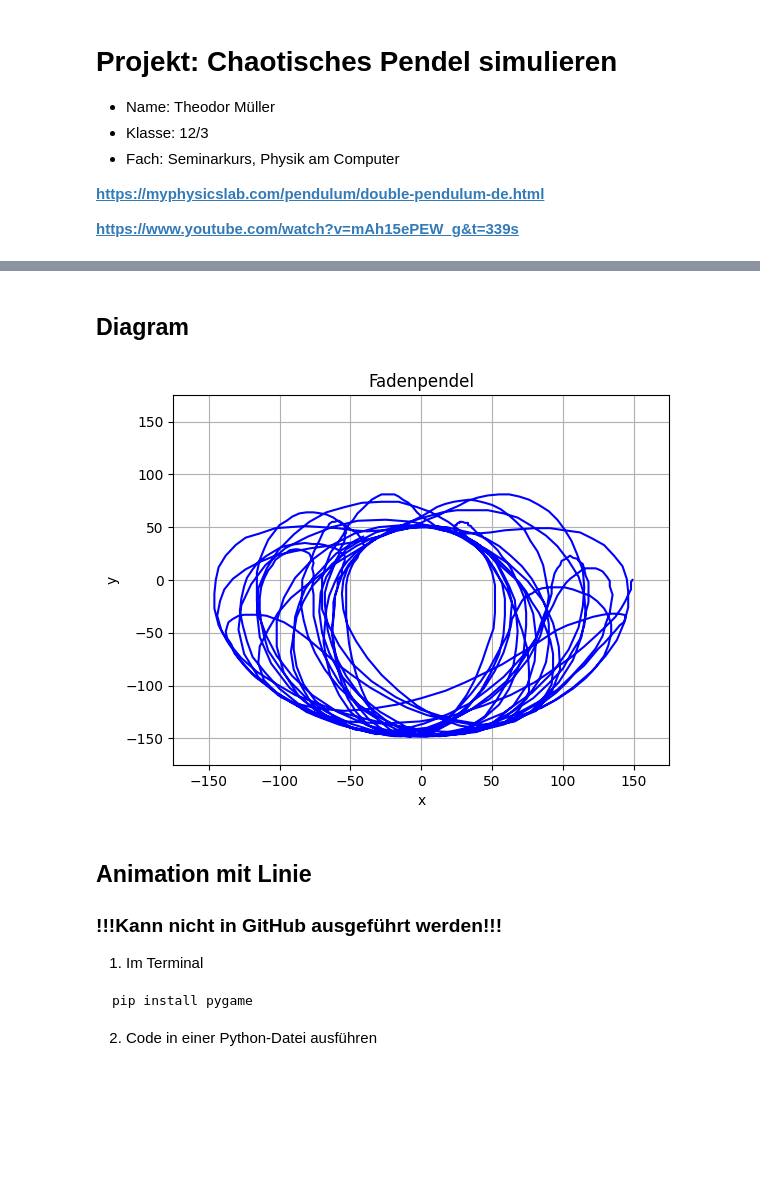
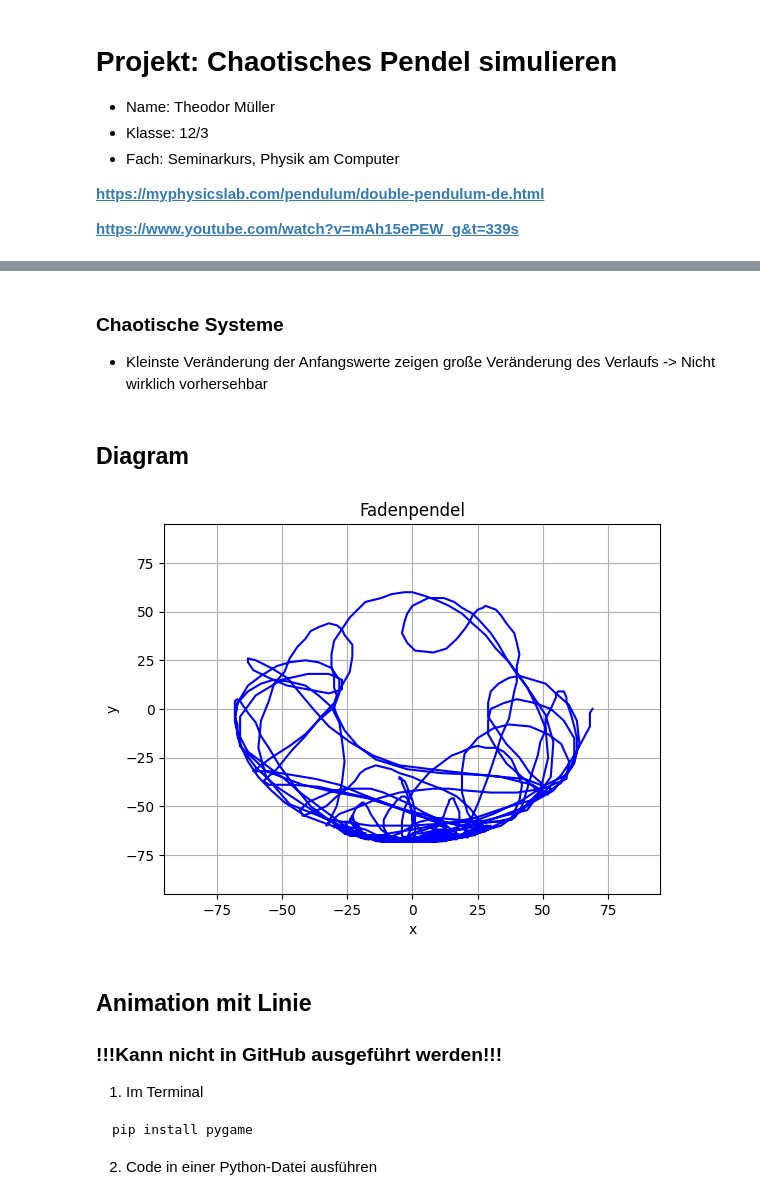
Before and after one commit to TheodorMueller/TG12-3, a Jupyter notebook: Seminarkurs/Projekt_Chaospendel/Doppel Pendel.ipynb, the cells around one changed output, grey strips where cells are left out. Drawn from its saved outputs; the diff is of its cells as text; code cells hidden in the pictures; blank space fills up the shorter version.

```diff
--- a/Seminarkurs/Projekt_Chaospendel/Doppel Pendel.ipynb
+++ b/Seminarkurs/Projekt_Chaospendel/Doppel Pendel.ipynb
@@ -10,3 +15,6 @@
+# %% [markdown]
+### Chaotische Systeme
+- Kleinste Veränderung der Anfangswerte zeigen große Veränderung des Verlaufs -> Nicht wirklich vorhersehbar
 # %% [markdown]
 ## Diagram
 # %%
@@ -29,9 +37,9 @@ g = 1                                                       #Gravitation
 w1 = pi / 2                                                 #Winkel in radian
 w2 = pi / 2
 L1 = 50                                                      #Länge
-L2 = 100
+L2 = 20
 m1 = 10                                                     #Masse
-m2 = 2
+m2 = 6
 
 lim = (-(L1+L2+25), L1+L2+25)
 
@@ -61,34 +69,34 @@ for i in range(0,1000):
     w2_2 = w2_2 / (L2*(2*m1+m2-m2*cos(2*w1-2*w2)))
 
     #Winkel ändern vom 1. Pendel
     w1_1 += w1_2                                            #Die Beschleunigung(w1_2) verändert die Geschwindigkeit(w1_1)
     w1 += w1_1                                              #Die Geschwindigkeit(w1_1) verändert den Winkel(w1)
 
     #Winkel ändern vom 2. Pendel
     w2_1 += w2_2                                            #Die Beschleunigung(w2_2) verändert die Geschwindigkeit(w2_1)
     w2 += w2_1                                              #Die Geschwindigkeit(w2_1) verändert den Winkel(w2)
 
 
     #Neue Endposition berechnen
     ePos1 = endPosBerechnen(aPos1, w1, L1)                  #Neue Endposition 1.Pendel berechnen
     aPos2 = ePos1                                           #Neue Anfangsposition 2.Pendel == Neue Endposition 1.Pendel (da sie da verbunden sind)
     ePos2 = endPosBerechnen(aPos2, w2, L2)                  #Neue Endposition 2.Pendel berechnen
 
     x, y = ePos2
     xges.append(x)
     yges.append(y)
 
 
 plt.plot(xges,yges, color='blue')
 plt.grid()
 plt.xlabel("x")
 plt.ylabel("y")
 plt.xlim(lim)
 plt.ylim(lim)
 plt.title("Fadenpendel")
 plt.show()
 # %% [output]
-[figure, old version]
+[figure, new version]
 # %% [markdown]
 ## Animation mit Linie
 ### **!!!Kann nicht in GitHub ausgeführt werden!!!**
```
Also changed, not shown: parts of 1 cell of this notebook.
